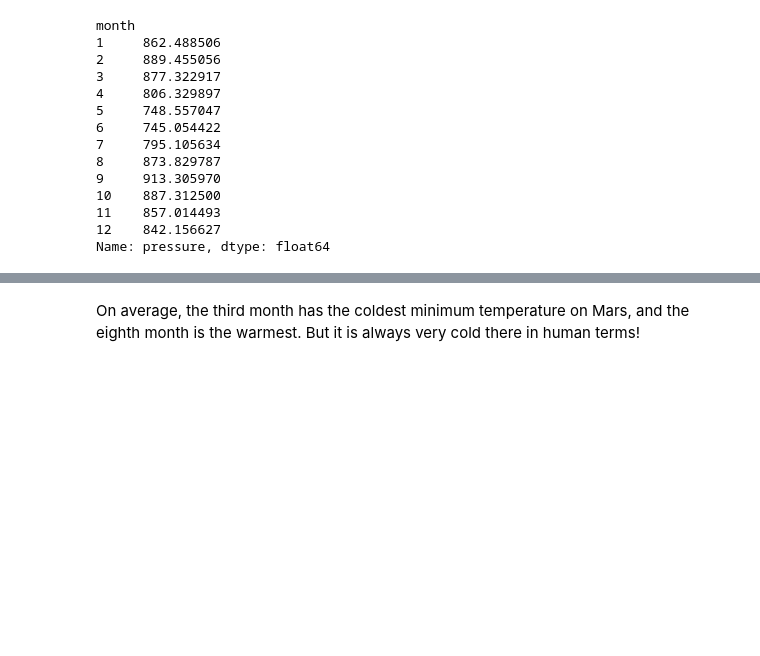
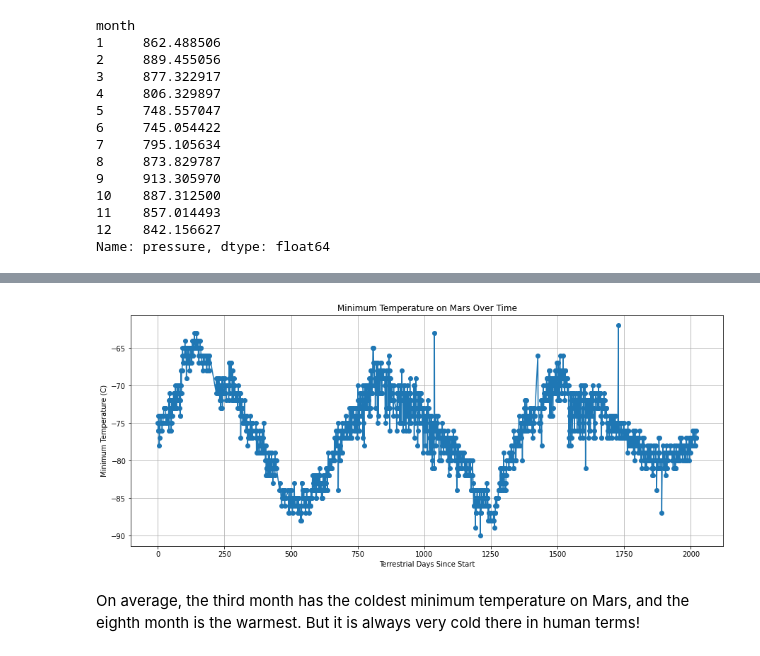
Before and after one commit to jayparikh1998/UofT-Bootcamp, a Jupyter notebook: webscraping_challenge/part_2_mars_weather.ipynb, the cells around one changed output, grey strips where cells are left out. Saved outputs shown, nothing was run; the diff lists cells and outputs as text; code cells hidden in the pictures; blank space fills up the shorter version.

```diff
--- a/webscraping_challenge/part_2_mars_weather.ipynb
+++ b/webscraping_challenge/part_2_mars_weather.ipynb
@@ -211,3 +234,19 @@ Name: pressure, dtype: float64
+# %%
+# Calculate the number of terrestrial days since the start of data collection
+mars_weather_df['terrestrial_days_since_start'] = (mars_weather_df['terrestrial_date'] - mars_weather_df['terrestrial_date'].min()).dt.days
+
+# Plotting the line chart
+plt.figure(figsize=(15, 6))
+plt.plot(mars_weather_df['terrestrial_days_since_start'], mars_weather_df['min_temp'], marker='o', linestyle='-')
+plt.title('Minimum Temperature on Mars Over Time')
+plt.xlabel('Terrestrial Days Since Start')
+plt.ylabel('Minimum Temperature (C)')
+plt.grid(True)
+
+# Display the plot
+plt.show()
+# %% [output]
+[figure, added]
 # %% [markdown]
 On average, the third month has the coldest minimum temperature on Mars, and the eighth month is the warmest. But it is always very cold there in human terms!
 # %% [markdown]
```
Also changed, not shown: parts of 15 cells of this notebook, 1 other file.
